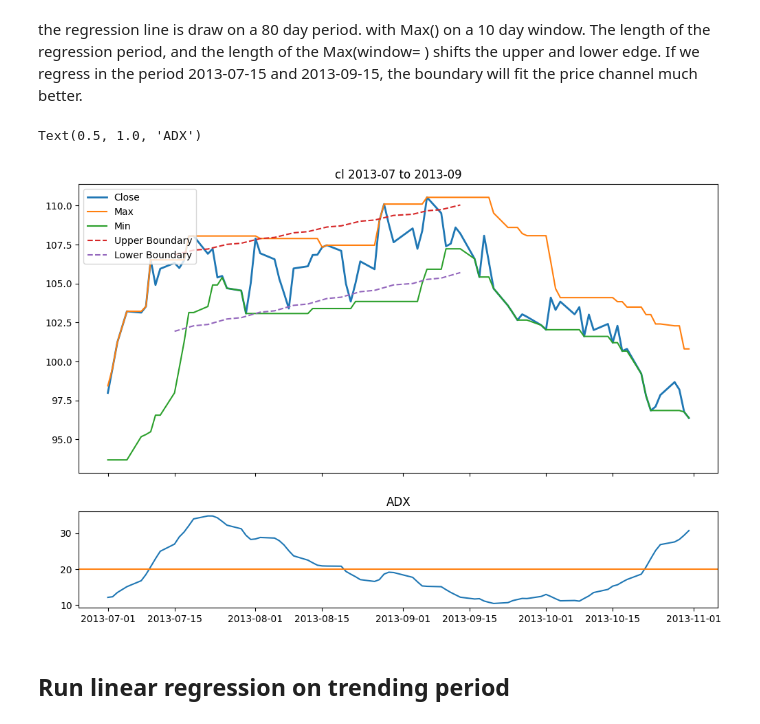
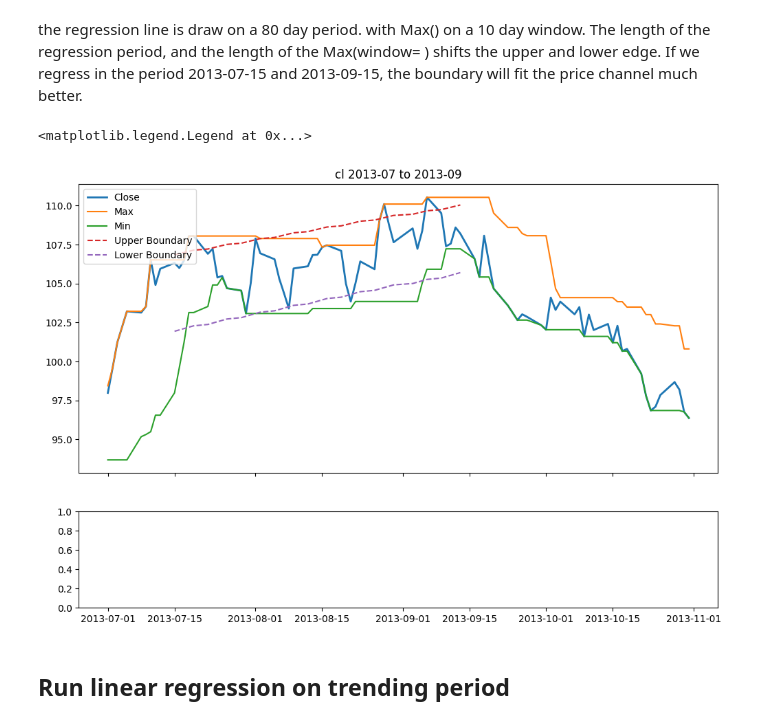
Before and after one commit to printfCRLF/bt, a Jupyter notebook: my_examples/consolidation_breakout_algov2.ipynb, the cells around one changed output. Saved outputs shown, nothing was run; the diff lists cells and outputs as text; code cells hidden in the pictures.

```diff
--- a/my_examples/consolidation_breakout_algov2.ipynb
+++ b/my_examples/consolidation_breakout_algov2.ipynb
@@ -90,26 +90,26 @@ If we regress in the period 2013-07-15 and 2013-09-15, the boundary will fit the
 # %%
 # cl2013b = cl.loc["2013-07-15":"2013-09-15"]
 cl2013b = cl.loc["2013-07-15":"2013-09-15"]
 
 upper2 = regress_boundary(cl2013b["Max"])
 lower2 = regress_boundary(cl2013b["Min"])
 
 fig, (ax1, ax2) = plt.subplots(2, 1, figsize=(12, 8), height_ratios=(3, 1), sharex=True)
 
 ax1.plot(cl2013a.index, cl2013a["Close"], label="Close", linewidth= 2, color="C0")
 ax1.plot(cl2013a.index, cl2013a["Max"], label="Max", color="C1")
 ax1.plot(cl2013a.index, cl2013a["Min"], label="Min", color="C2")
 ax1.plot(cl2013b.index, upper2, label="Upper Boundary", color="C3", linestyle="--")
 ax1.plot(cl2013b.index, lower2, label="Lower Boundary", color="C4", linestyle="--")
 ax1.set_title("cl 2013-07 to 2013-09")
 ax1.legend(loc="upper left")
 
-ax2.plot(cl2013a["Adx"], label="ADX", color="C0")
-ax2.axhline(y=20, color="C1")
-ax2.set_title("ADX")
+# ax2.plot(cl2013a["Adx"], label="ADX", color="C0")
+# ax2.axhline(y=20, color="C1")
+# ax2.set_title("ADX")
 # %% [output]
-Text(0.5, 1.0, 'ADX')
+<matplotlib.legend.Legend at 0x...>
-[figure, old version]
+[figure, new version]
 # %% [markdown]
 ## Run linear regression on trending period
 # %%
```
Also changed, not shown: parts of 3 cells of this notebook, 1 other file.
